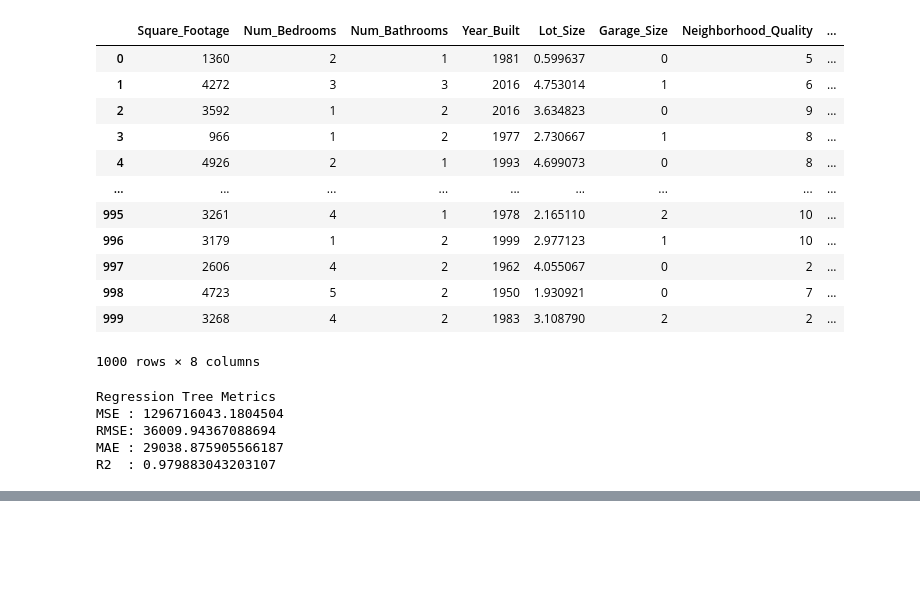
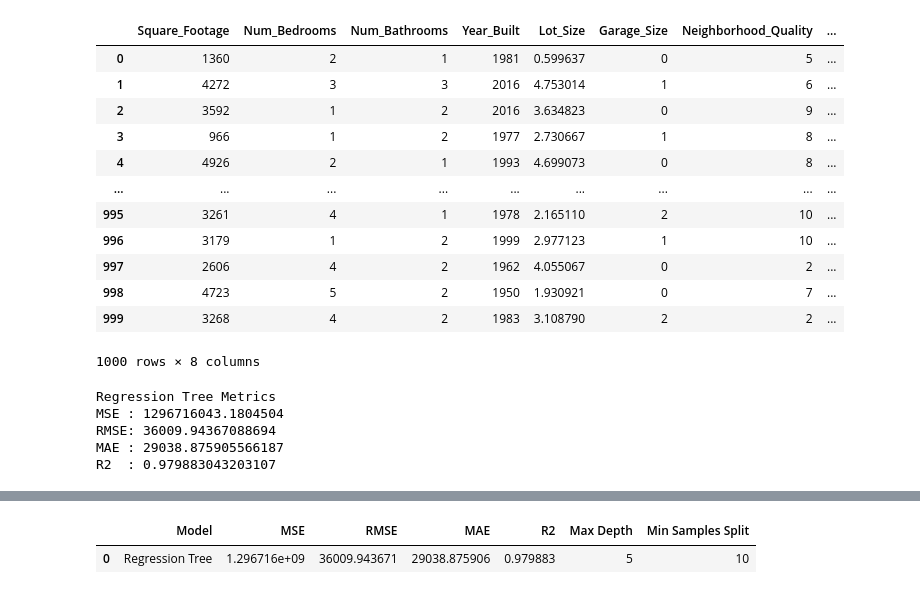
Before and after one commit to saideepa05/ml_algorithms, a Jupyter notebook: regression/Regression Trees/regression_trees.ipynb, the cells around one changed output, grey strips where cells are left out. Saved outputs shown, nothing was run; the diff lists cells and outputs as text; code cells hidden in the pictures; blank space fills up the shorter version.

```diff
--- a/regression/Regression Trees/regression_trees.ipynb
+++ b/regression/Regression Trees/regression_trees.ipynb
@@ -154,0 +168,14 @@ plt.show()
+# %%
+tree_results = pd.DataFrame([{
+    "Model": "Regression Tree",
+    "MSE": mse_tree,
+    "RMSE": rmse_tree,
+    "MAE": mae_tree,
+    "R2": r2_tree,
+    "Max Depth": 5,
+    "Min Samples Split": 10
+}])
+tree_results
+# %% [output]
+|  | Model | MSE | RMSE | MAE | R2 | Max Depth | Min Samples Split |
+| 0 | Regression Tree | 1.296716e+09 | 36009.943671 | 29038.875906 | 0.979883 | 5 | 10 |
```
Also changed, not shown: parts of 2 cells of this notebook, 1 other file.
